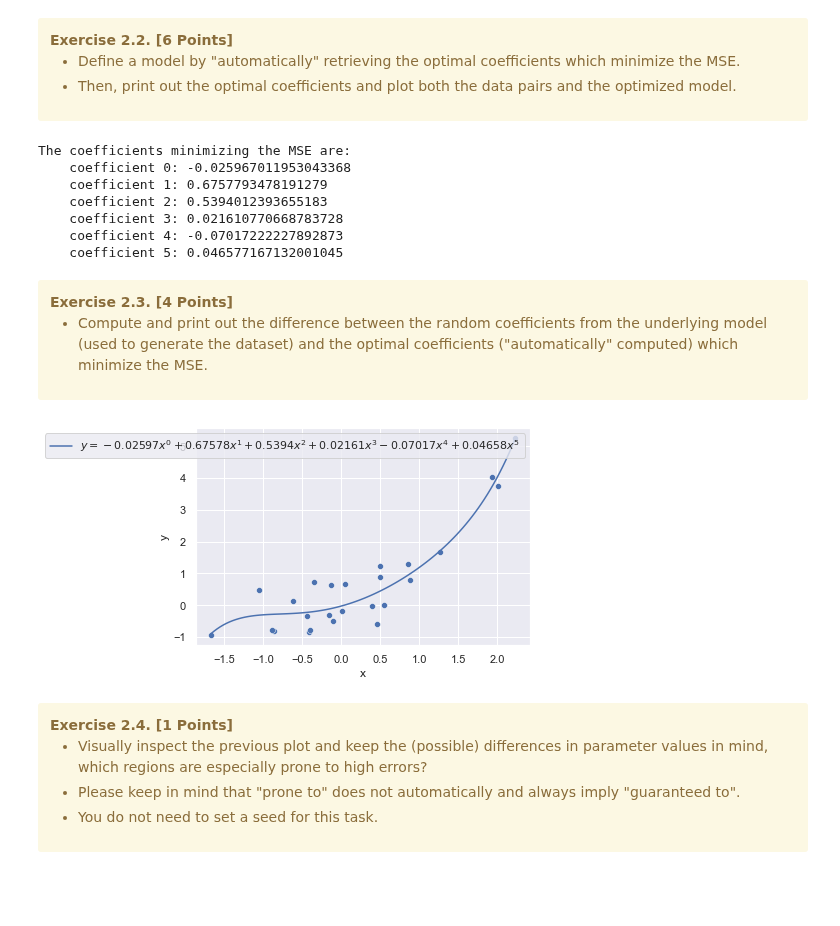
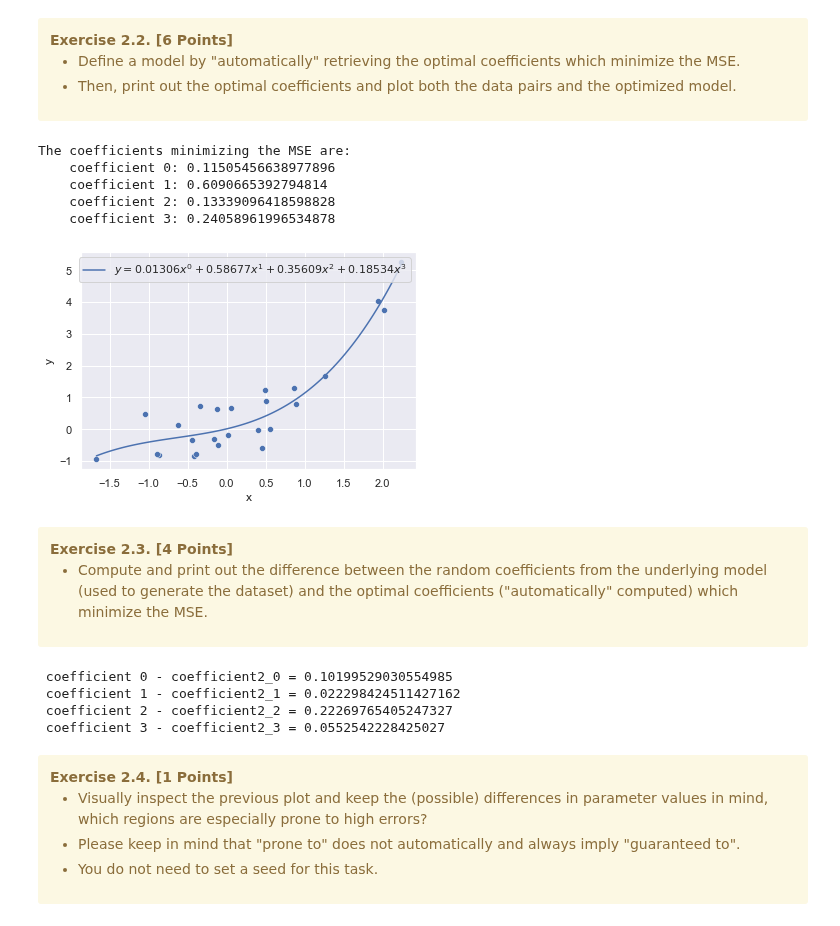
Before and after one commit to qtakmalay/JupyterProjects, a Jupyter notebook: U4/U4_Assignment.ipynb, the cells around one changed output. Saved outputs shown, nothing was run; the diff lists cells and outputs as text; code cells hidden in the pictures; blank space fills up the shorter version.

```diff
--- a/U4/U4_Assignment.ipynb
+++ b/U4/U4_Assignment.ipynb
@@ -210,22 +195,25 @@ The coefficients minimizing the MSE are:
     </ul>
 </div>
 # %%
-coefficients = u4.minimize_mse(
+coefficients2 = u4.minimize_mse(
     dataset=dataset,
-    degree=5
+    degree=3
 )
 
 print("The coefficients minimizing the MSE are:")
 for i, c in enumerate(coefficients):
     print(f"    coefficient {i}: {c}")
+u4.plot_model(
+    dataset=dataset,
+    coefficients=coefficients2
+)
 # %% [output]
 The coefficients minimizing the MSE are:
-    coefficient 0: -0.025967011953043368
-    coefficient 1: 0.6757793478191279
-    coefficient 2: 0.5394012393655183
-    coefficient 3: 0.021610770668783728
-    coefficient 4: -0.07017222227892873
-    coefficient 5: 0.046577167132001045
+    coefficient 0: 0.11505456638977896
+    coefficient 1: 0.6090665392794814
+    coefficient 2: 0.13339096418598828
+    coefficient 3: 0.24058961996534878
+[figure, added]
 # %% [markdown]
 <div class="alert alert-warning">
     <b>Exercise 2.3. [4 Points]</b>
@@ -233,14 +221,14 @@ The coefficients minimizing the MSE are:
         <li>Compute and print out the difference between the random coefficients from the underlying model (used to generate the dataset) and the optimal coefficients ("automatically" computed) which minimize the MSE.</li>
     </ul>
 </div>
-# %%
-# Plot data pairs as well as the defined linear model.
-u4.plot_model(
-    dataset=dataset,
-    coefficients=coefficients
-)
-# %% [output]
-[figure, removed]
+# %%
+for i in range(4):
+    print(f" coefficient {i} - coefficient2_{i} = {abs(coefficients[i] - coefficients2[i])}")
+# %% [output]
+ coefficient 0 - coefficient2_0 = 0.10199529030554985
+ coefficient 1 - coefficient2_1 = 0.022298424511427162
+ coefficient 2 - coefficient2_2 = 0.22269765405247327
+ coefficient 3 - coefficient2_3 = 0.0552542228425027
 # %% [markdown]
 <div class="alert alert-warning">
     <b>Exercise 2.4. [1 Points]</b>
```
Also changed, not shown: parts of 8 cells of this notebook.
